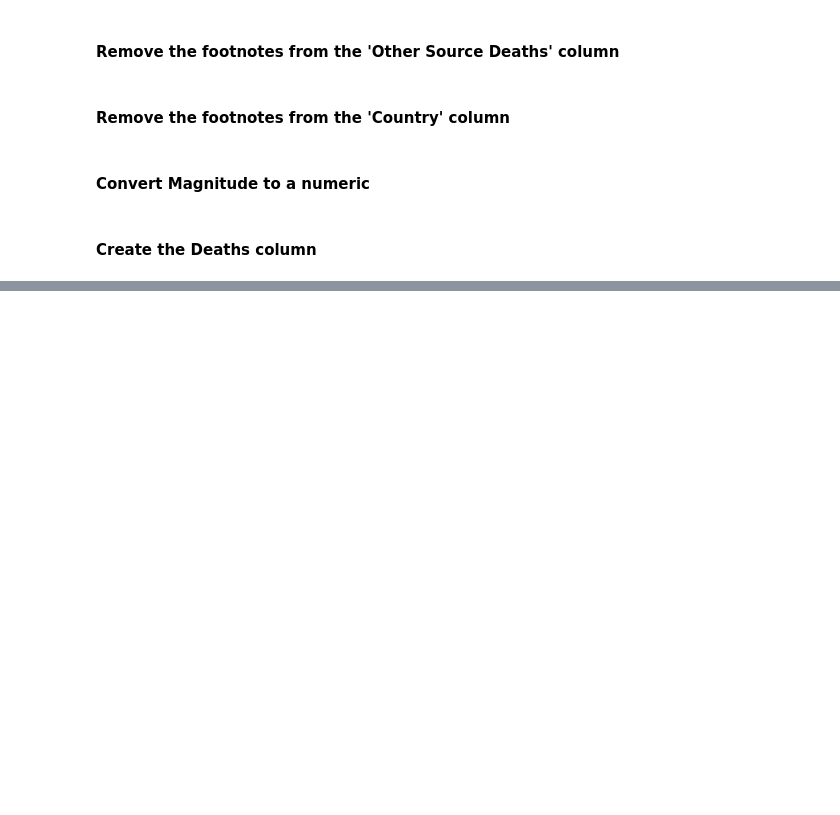
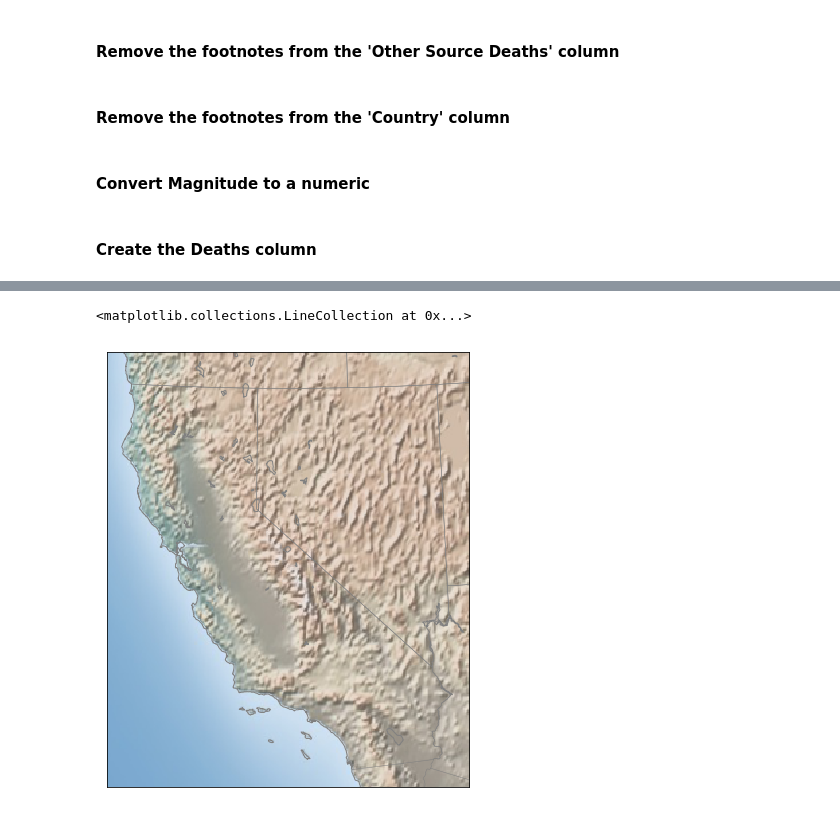
Before and after one commit to paulo-g-martinez/dq3-earthquakes, a Jupyter notebook: Data_Question_3.ipynb, the cells around one changed output, grey strips where cells are left out. Cells and saved outputs as stored; diff of their text form; code cells hidden in the pictures; blank space fills up the shorter version.

```diff
--- a/Data_Question_3.ipynb
+++ b/Data_Question_3.ipynb
@@ -124,0 +162,12 @@ quake_df.head(1340)
+# %%
+fig = plt.figure(figsize=(8, 8))
+m = Basemap(projection='lcc', resolution='h',
+            lat_0=37.5, lon_0=-119,
+            width=1E6, height=1.2E6)
+m.shadedrelief()
+m.drawcoastlines(color='gray')
+m.drawcountries(color='gray')
+m.drawstates(color='gray')
+# %% [output]
+<matplotlib.collections.LineCollection at 0x...>
+[figure, added]
```
Also changed, not shown: parts of 11 cells of this notebook.
